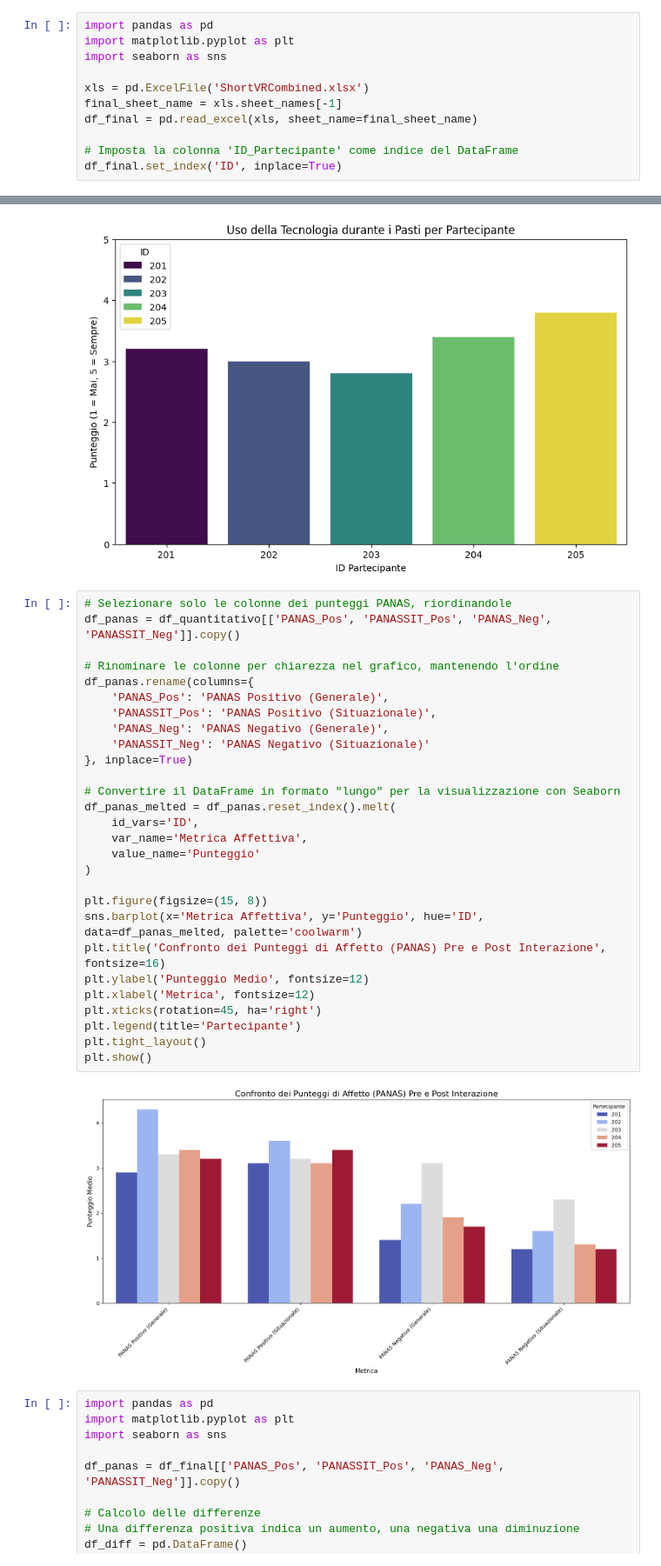
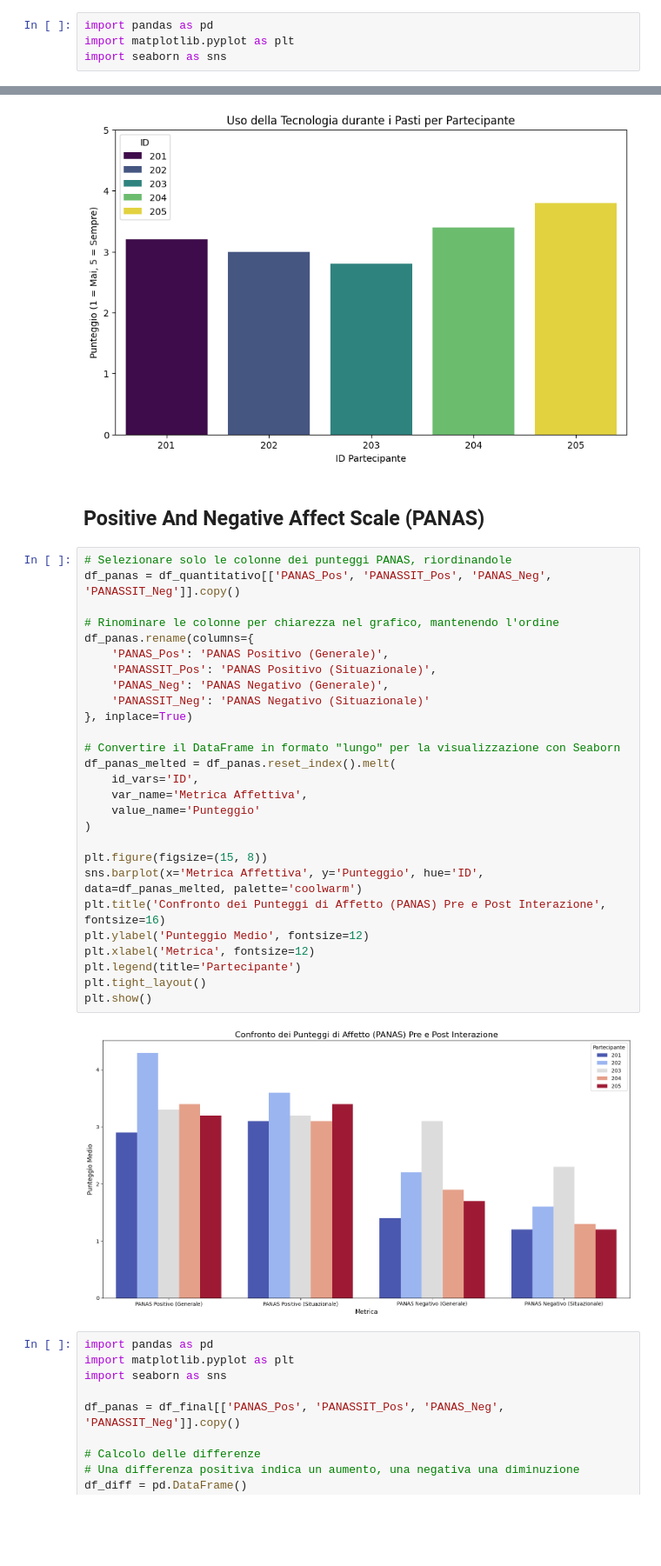
Before and after one commit to bobsync/ENIB, a Jupyter notebook: res/data_visualization.ipynb, the cells around one changed output, grey strips where cells are left out. Shown at 87% size. Saved outputs shown, nothing was run; the diff lists cells and outputs as text; blank space fills up the shorter version.

```diff
--- a/res/data_visualization.ipynb
+++ b/res/data_visualization.ipynb
@@ -2,11 +2,4 @@
 import pandas as pd
 import matplotlib.pyplot as plt
 import seaborn as sns
-
-xls = pd.ExcelFile('ShortVRCombined.xlsx')
-final_sheet_name = xls.sheet_names[-1]
-df_final = pd.read_excel(xls, sheet_name=final_sheet_name)
-
-# Imposta la colonna 'ID_Partecipante' come indice del DataFrame
-df_final.set_index('ID', inplace=True)
 # %%
@@ -232,36 +213,37 @@ plt.ylim(0, 5)  # Imposta il limite dell'asse y per avere un riferimento chiaro
 plt.show()
 # %% [output]
 [figure]
+# %% [markdown]
+## Positive And Negative Affect Scale (PANAS)
 # %%
 # Selezionare solo le colonne dei punteggi PANAS, riordinandole
 df_panas = df_quantitativo[['PANAS_Pos', 'PANASSIT_Pos', 'PANAS_Neg', 'PANASSIT_Neg']].copy()
 
 # Rinominare le colonne per chiarezza nel grafico, mantenendo l'ordine
 df_panas.rename(columns={
     'PANAS_Pos': 'PANAS Positivo (Generale)',
     'PANASSIT_Pos': 'PANAS Positivo (Situazionale)',
     'PANAS_Neg': 'PANAS Negativo (Generale)',
     'PANASSIT_Neg': 'PANAS Negativo (Situazionale)'
 }, inplace=True)
 
 # Convertire il DataFrame in formato "lungo" per la visualizzazione con Seaborn
 df_panas_melted = df_panas.reset_index().melt(
     id_vars='ID',
     var_name='Metrica Affettiva',
     value_name='Punteggio'
 )
 
 plt.figure(figsize=(15, 8))
 sns.barplot(x='Metrica Affettiva', y='Punteggio', hue='ID', data=df_panas_melted, palette='coolwarm')
 plt.title('Confronto dei Punteggi di Affetto (PANAS) Pre e Post Interazione', fontsize=16)
 plt.ylabel('Punteggio Medio', fontsize=12)
 plt.xlabel('Metrica', fontsize=12)
-plt.xticks(rotation=45, ha='right')
 plt.legend(title='Partecipante')
 plt.tight_layout()
 plt.show()
 # %% [output]
-[figure, old version]
+[figure, new version]
 # %%
 import pandas as pd
 import matplotlib.pyplot as plt
```
Also changed, not shown: parts of 7 cells of this notebook, 11 other files.
